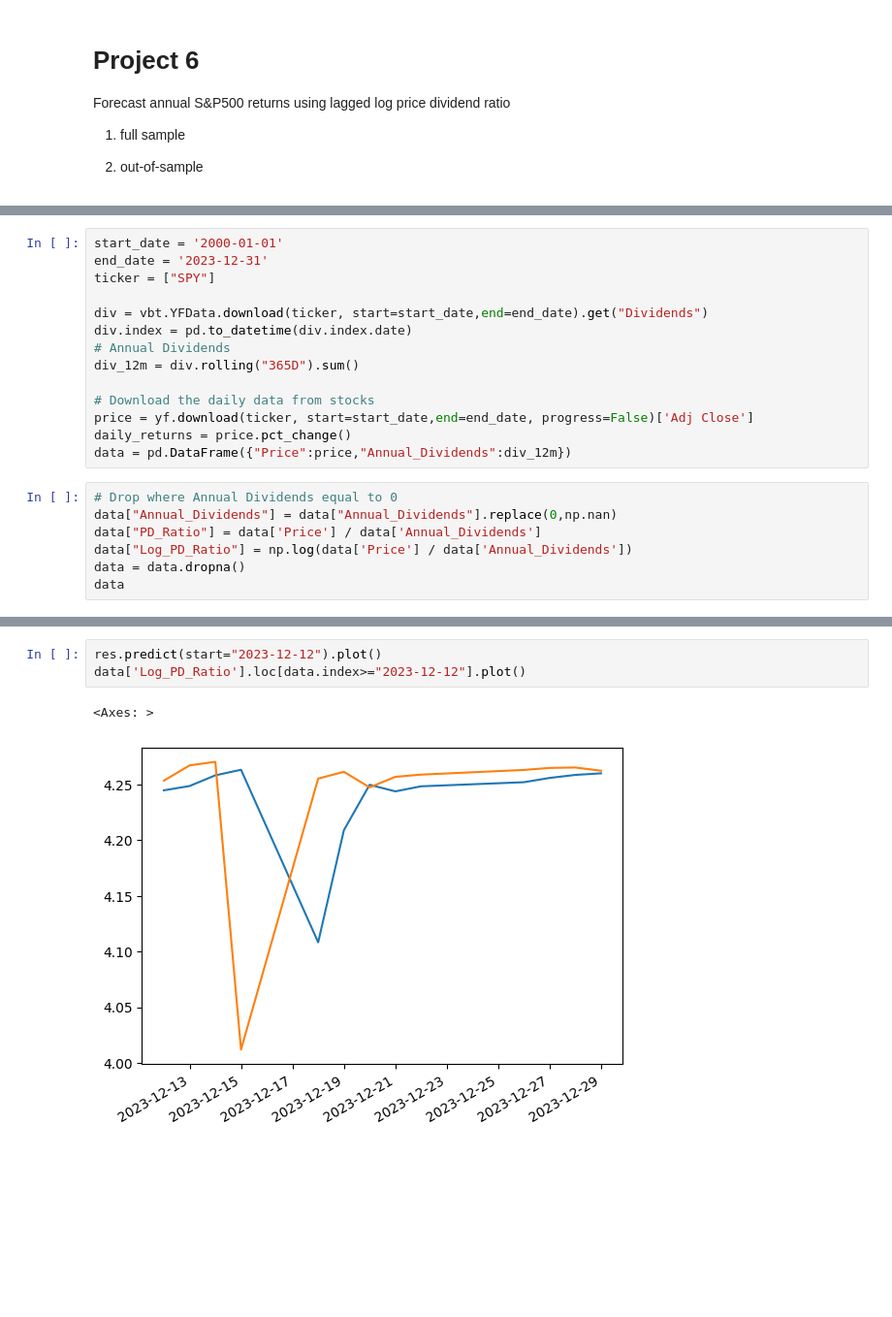
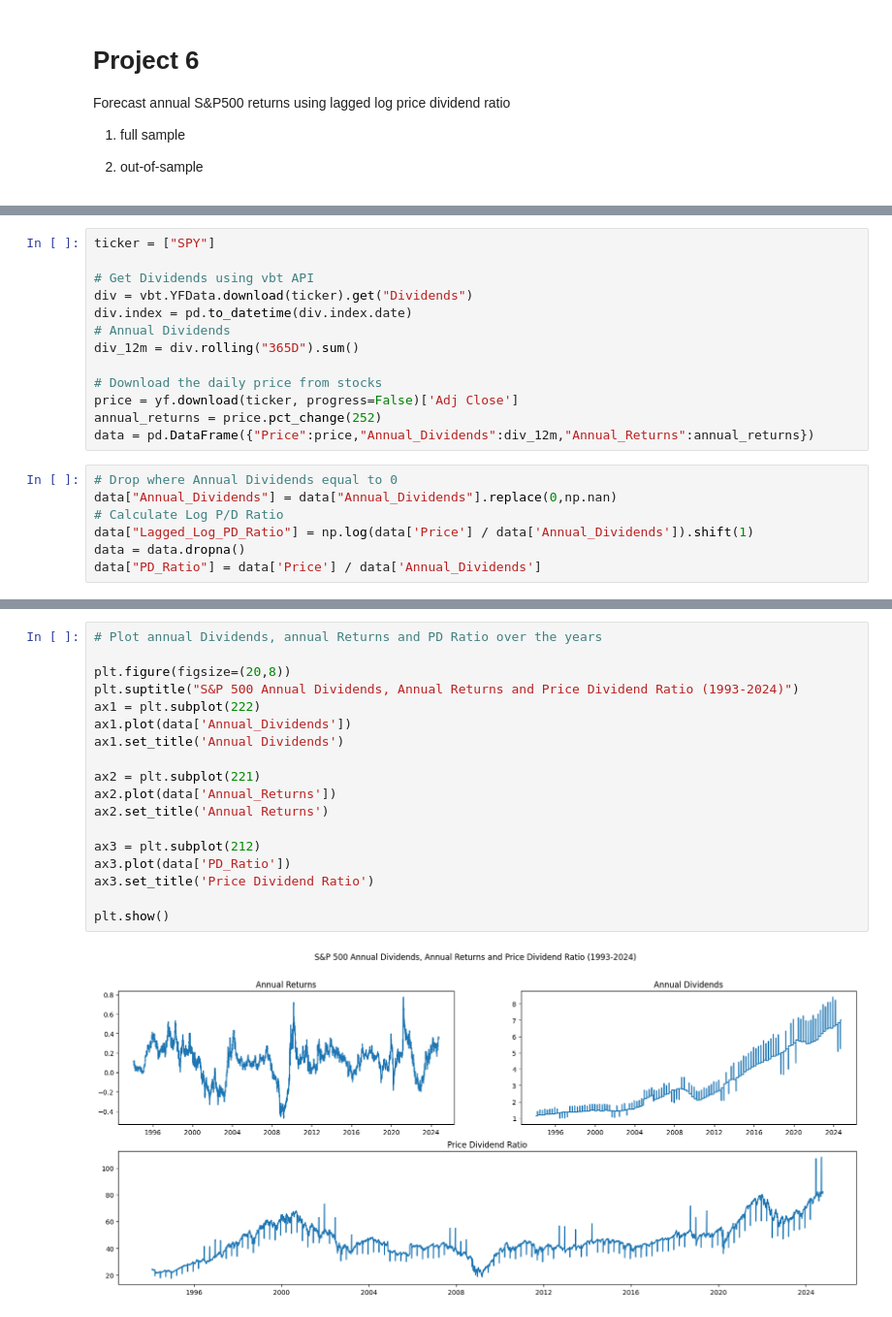
Before and after one commit to williankal/quant_fin, a Jupyter notebook: project6/code.ipynb, the cells around one changed output, grey strips where cells are left out. Shown at 97% size. Drawn from its saved outputs; the diff is of its cells as text; blank space fills up the shorter version.

```diff
--- a/project6/code.ipynb
+++ b/project6/code.ipynb
@@ -18,21 +20,20 @@ import matplotlib.pyplot as plt
 # %%
-start_date = '2000-01-01'
-end_date = '2023-12-31'
 ticker = ["SPY"]
 
-div = vbt.YFData.download(ticker, start=start_date,end=end_date).get("Dividends")
+# Get Dividends using vbt API
+div = vbt.YFData.download(ticker).get("Dividends")
 div.index = pd.to_datetime(div.index.date)
 # Annual Dividends
 div_12m = div.rolling("365D").sum()
 
-# Download the daily data from stocks
-price = yf.download(ticker, start=start_date,end=end_date, progress=False)['Adj Close']
-daily_returns = price.pct_change()
-data = pd.DataFrame({"Price":price,"Annual_Dividends":div_12m})
+# Download the daily price from stocks
+price = yf.download(ticker, progress=False)['Adj Close']
+annual_returns = price.pct_change(252)
+data = pd.DataFrame({"Price":price,"Annual_Dividends":div_12m,"Annual_Returns":annual_returns})
 # %%
 # Drop where Annual Dividends equal to 0
 data["Annual_Dividends"] = data["Annual_Dividends"].replace(0,np.nan)
+# Calculate Log P/D Ratio
+data["Lagged_Log_PD_Ratio"] = np.log(data['Price'] / data['Annual_Dividends']).shift(1)
+data = data.dropna()
 data["PD_Ratio"] = data['Price'] / data['Annual_Dividends']
-data["Log_PD_Ratio"] = np.log(data['Price'] / data['Annual_Dividends'])
-data = data.dropna()
-data
@@ -77,6 +40,20 @@ Warnings:
-# %%
-res.predict(start="2023-12-12").plot()
-data['Log_PD_Ratio'].loc[data.index>="2023-12-12"].plot()
-# %% [output]
-<Axes: >
-[figure, removed]
+# %%
+# Plot annual Dividends, annual Returns and PD Ratio over the years
+
+plt.figure(figsize=(20,8))
+plt.suptitle("S&P 500 Annual Dividends, Annual Returns and Price Dividend Ratio (1993-2024)")
+ax1 = plt.subplot(222)
+ax1.plot(data['Annual_Dividends'])
+ax1.set_title('Annual Dividends')
+
+ax2 = plt.subplot(221)
+ax2.plot(data['Annual_Returns'])
+ax2.set_title('Annual Returns')
+
+ax3 = plt.subplot(212)
+ax3.plot(data['PD_Ratio'])
+ax3.set_title('Price Dividend Ratio')
+
+plt.show()
+# %% [output]
+[figure, added]
```
Also changed, not shown: parts of 8 cells of this notebook, 1 other file.
